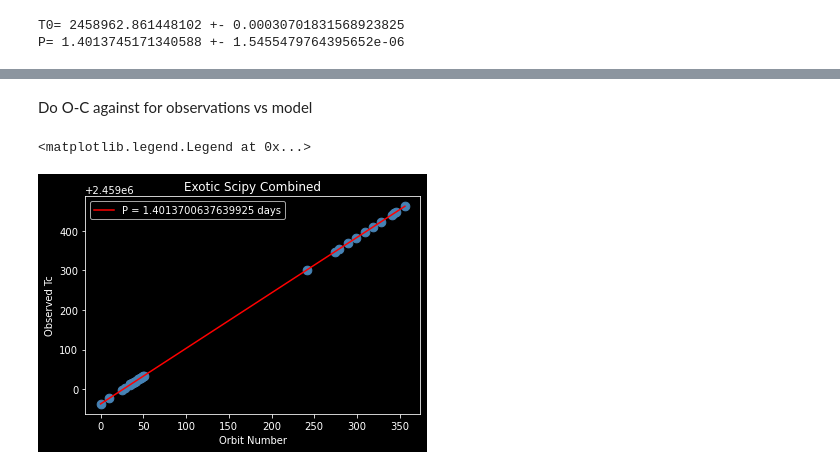
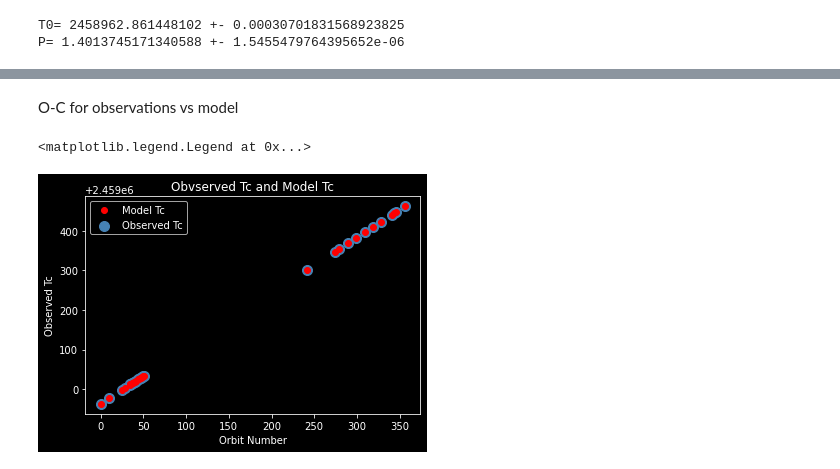
Before and after one commit to Jtearwicker/WASP-135b, a Jupyter notebook: WASP-135b EXOTIC Analysis.ipynb, the cells around one changed output, grey strips where cells are left out. Saved outputs shown, nothing was run; the diff lists cells and outputs as text; code cells hidden in the pictures.

```diff
--- a/WASP-135b EXOTIC Analysis.ipynb
+++ b/WASP-135b EXOTIC Analysis.ipynb
@@ -405,16 +398,12 @@ plt.plot(X_comb, P_comb*X_comb+T0_comb,c='r')
 # %% [markdown]
-Do O-C against for observations vs model
+O-C for observations vs model
 # %%
-plt.plot(X_comb, params_comb[1] * X_comb + params_comb[0], c='r',
-         label = "P = 1.4013700637639925 days")
-OC =
-plt.scatter(orbit_comb, Tc_comb, c="steelblue", s=75)
+plt.plot(orbit_comb, P_comb * orbit_comb + T0_comb,'o', c='r', label="Model Tc")
+plt.scatter(orbit_comb, Tc_comb, c="steelblue", s=100, label="Observed Tc")
 plt.xlabel("Orbit Number")
 plt.ylabel("Observed Tc")
-plt.title("Exotic Scipy Combined")
+plt.title("Obvserved Tc and Model Tc")
 plt.legend()
-#print("P =",slope_comb,"+-",slope_stderr_comb, "days")
-#print("T0 =", intercept_comb,"+-",intercept_stderr_comb)
 # %% [output]
 <matplotlib.legend.Legend at 0x...>
-[figure, old version]
+[figure, new version]
```
Also changed, not shown: parts of 22 cells of this notebook.
